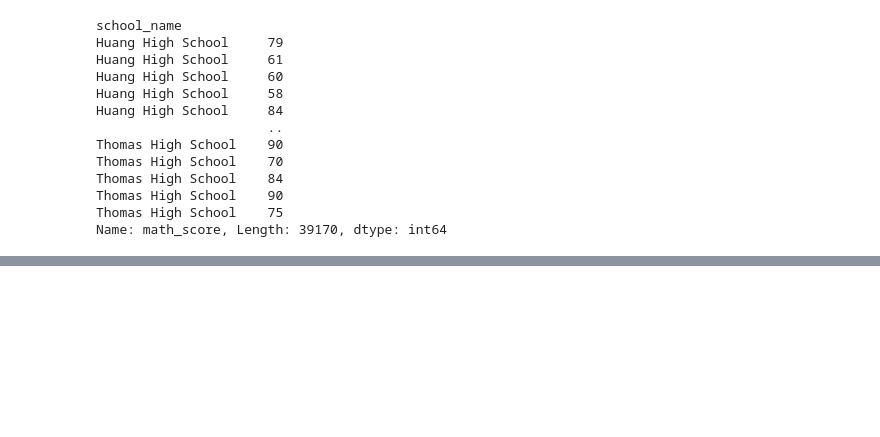
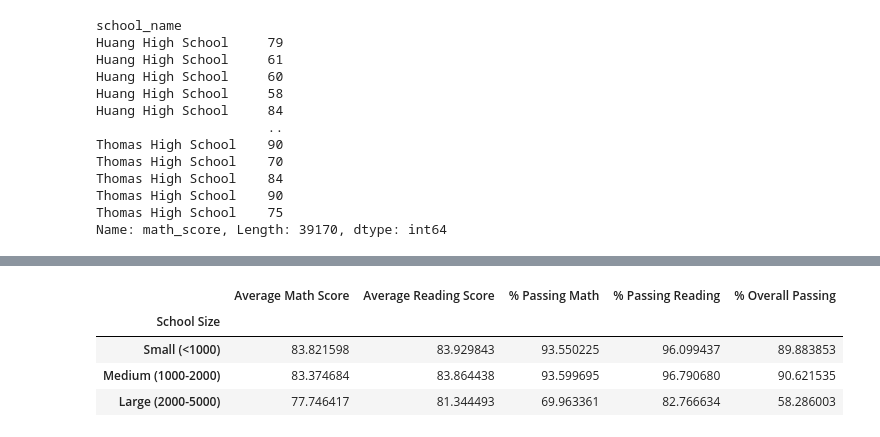
Before and after one commit to mustail/School_district_analysis, a Jupyter notebook: PyCitySchools.ipynb, the cells around one changed output, grey strips where cells are left out. Cells and saved outputs as stored; diff of their text form; code cells hidden in the pictures; blank space fills up the shorter version.

Commit message:
sxores by school size

```diff
--- a/PyCitySchools.ipynb
+++ b/PyCitySchools.ipynb
@@ -1394,0 +1429,48 @@ spending_summary_df
+# %%
+#Group by School Size
+
+
+#Now that you have grouped the schools based on size, Maria would like you to calculate the following, based on the school sizes: average math and reading scores, the average percentage of students who passed math and reading, and the average overall percentage. After you gather this data, you'll add it to a new DataFrame to show how school size affects score averages and passing rates.
+#The final DataFrame will contain the average math and reading scores, the percentage of students who passed math and reading, and the overall percentage of students who passed for each school-size bin. Just as we did when we created the DataFrame for school spending per student, we'll use the groupby() function to group the data on the size bins in the index column, School Size.
+
+#First, let's create four new Series. We need to get the following data:
+
+#Average Math Score
+#Average Reading Score
+#Average % Passing Math
+#Average % Passing Reading
+#Average % Overall Passing
+#Create each Series using the groupby() function on the School Size column. The data for each column will be calculated by using the mean() method to get the averages of the following columns: Average Math Score, Average Reading Score, % Passing Math, and % Passing Reading. For the average "% Overall Passing," we'll add the % Passing Math and  % Passing Reading columns, and then divide by 2.
+# Calculate averages for the desired columns.
+size_math_scores = per_school_summary_df.groupby(["School Size"]).mean()["Average Math Score"]
+
+size_reading_scores = per_school_summary_df.groupby(["School Size"]).mean()["Average Reading Score"]
+
+size_passing_math = per_school_summary_df.groupby(["School Size"]).mean()["% Passing Math"]
+
+size_passing_reading = per_school_summary_df.groupby(["School Size"]).mean()["% Passing Reading"]
+
+size_overall_passing = per_school_summary_df.groupby(["School Size"]).mean()["% Overall Passing"]
+# %%
+#Create a DataFrame for the Scores by School Size
+
+
+#Now it's time to add the average math and reading scores, the average percentage of students who passed math and reading, and the average overall percentage to a new DataFrame. You should get to work so that you can present your findings to Maria.
+#Just like we did with the school spending data, we are going to add the average math and reading scores, the average percentage of students who passed math and reading, and the average overall percentage to a new DataFrame.
+
+#Create the Size Summary DataFrame
+# Assemble into DataFrame.
+size_summary_df = pd.DataFrame({
+          "Average Math Score" : size_math_scores,
+          "Average Reading Score": size_reading_scores,
+          "% Passing Math": size_passing_math,
+          "% Passing Reading": size_passing_reading,
+          "% Overall Passing": size_overall_passing})
+
+size_summary_df
+# %% [output]
+|  | Average Math Score | Average Reading Score | % Passing Math | % Passing Reading | % Overall Passing |
+| School Size |  |  |  |  |  |
+| Small (<1000) | 83.821598 | 83.929843 | 93.550225 | 96.099437 | 89.883853 |
+| Medium (1000-2000) | 83.374684 | 83.864438 | 93.599695 | 96.790680 | 90.621535 |
+| Large (2000-5000) | 77.746417 | 81.344493 | 69.963361 | 82.766634 | 58.286003 |
```
Also changed, not shown: parts of 60 cells of this notebook.
